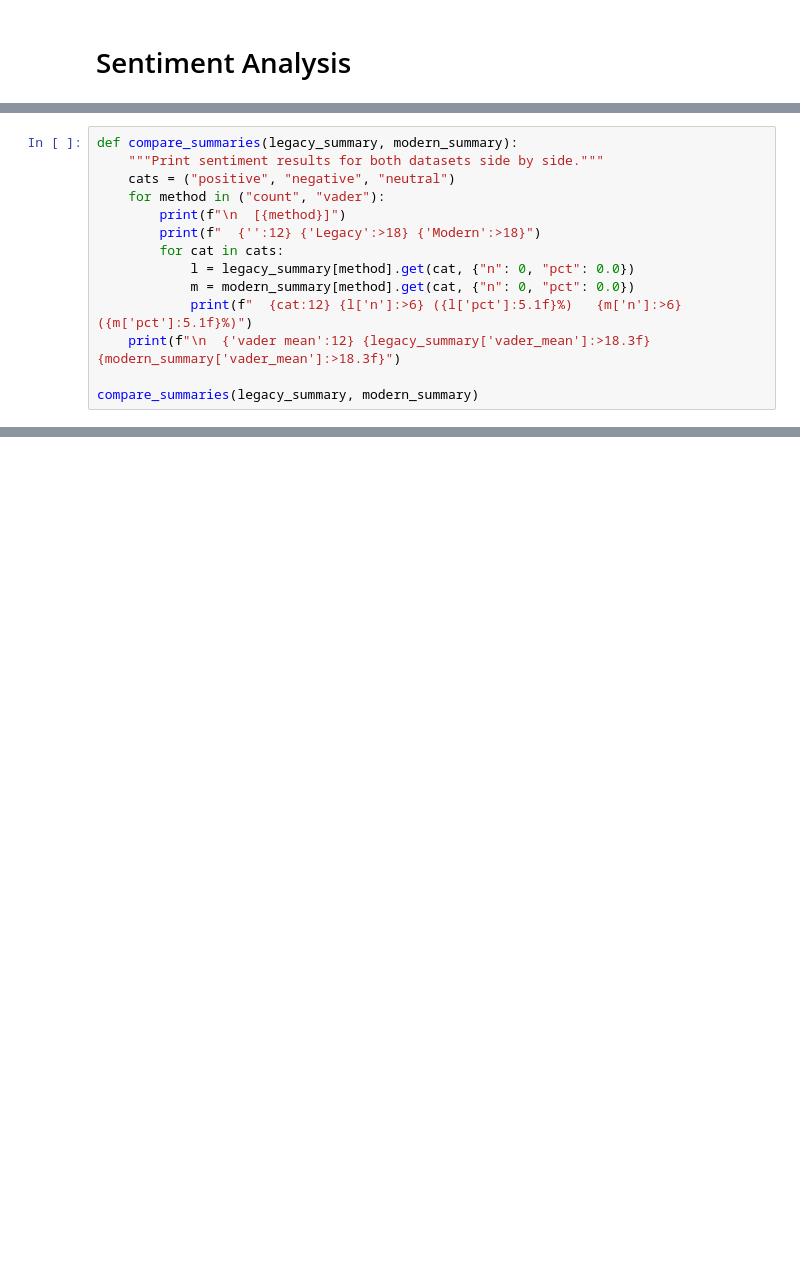
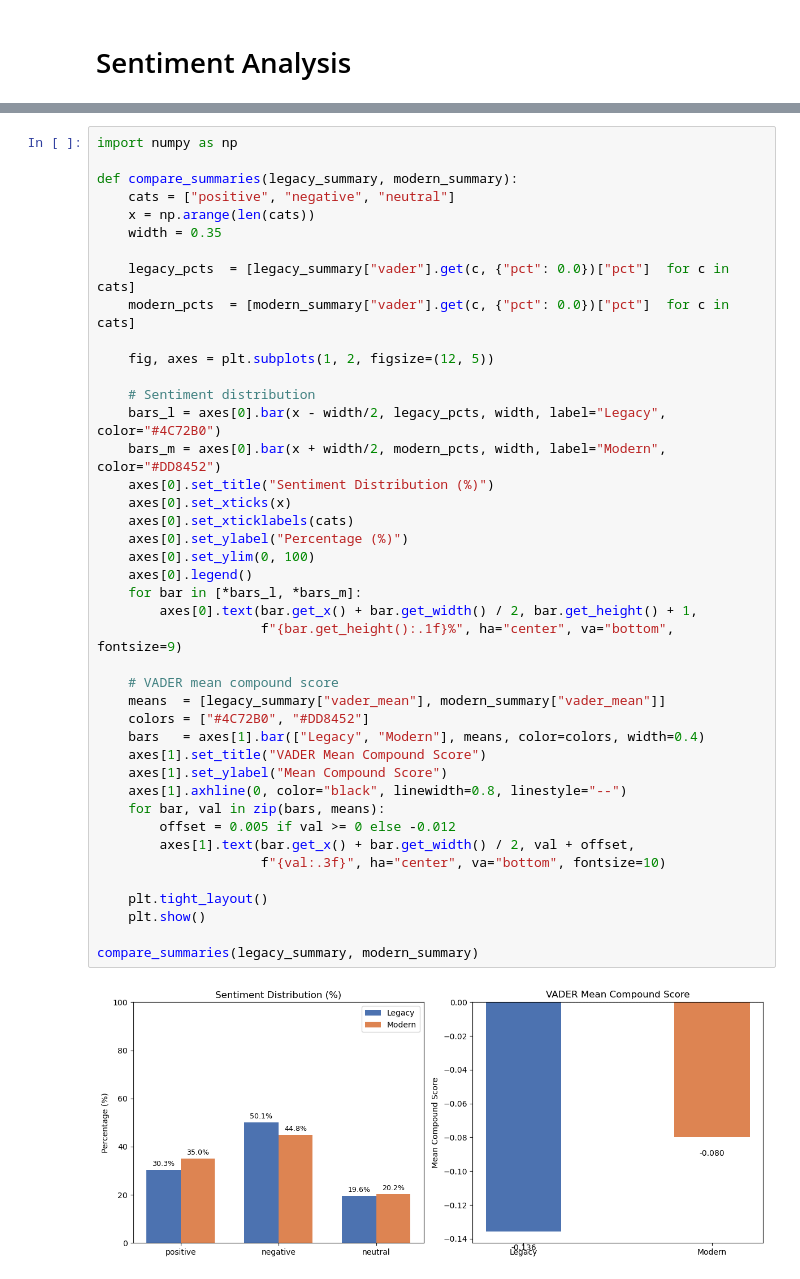
Before and after one commit to thomas-rmit/SMNA-Undergraduate-Group-37-, a Jupyter notebook: main_task.ipynb, the cells around one changed output, grey strips where cells are left out. Saved outputs shown, nothing was run; the diff lists cells and outputs as text; blank space fills up the shorter version.

Commit message:
Added Figures for NLP Analysis and Assignment Spec

```diff
--- a/main_task.ipynb
+++ b/main_task.ipynb
@@ -270,14 +238,0 @@ modern_summary  = run_sentiment(modern_comments,  pos_words, neg_words)
-# %%
-def compare_summaries(legacy_summary, modern_summary):
-    """Print sentiment results for both datasets side by side."""
-    cats = ("positive", "negative", "neutral")
-    for method in ("count", "vader"):
-        print(f"\n  [{method}]")
-        print(f"  {'':12} {'Legacy':>18} {'Modern':>18}")
-        for cat in cats:
-            l = legacy_summary[method].get(cat, {"n": 0, "pct": 0.0})
-            m = modern_summary[method].get(cat, {"n": 0, "pct": 0.0})
-            print(f"  {cat:12} {l['n']:>6} ({l['pct']:5.1f}%)   {m['n']:>6} ({m['pct']:5.1f}%)")
-    print(f"\n  {'vader mean':12} {legacy_summary['vader_mean']:>18.3f} {modern_summary['vader_mean']:>18.3f}")
-
-compare_summaries(legacy_summary, modern_summary)
@@ -297,0 +241,44 @@ compare_summaries(legacy_summary, modern_summary)
+# %%
+import numpy as np
+
+def compare_summaries(legacy_summary, modern_summary):
+    cats = ["positive", "negative", "neutral"]
+    x = np.arange(len(cats))
+    width = 0.35
+
+    legacy_pcts  = [legacy_summary["vader"].get(c, {"pct": 0.0})["pct"]  for c in cats]
+    modern_pcts  = [modern_summary["vader"].get(c, {"pct": 0.0})["pct"]  for c in cats]
+
+    fig, axes = plt.subplots(1, 2, figsize=(12, 5))
+
+    # Sentiment distribution
+    bars_l = axes[0].bar(x - width/2, legacy_pcts, width, label="Legacy", color="#4C72B0")
+    bars_m = axes[0].bar(x + width/2, modern_pcts, width, label="Modern", color="#DD8452")
+    axes[0].set_title("Sentiment Distribution (%)")
+    axes[0].set_xticks(x)
+    axes[0].set_xticklabels(cats)
+    axes[0].set_ylabel("Percentage (%)")
+    axes[0].set_ylim(0, 100)
+    axes[0].legend()
+    for bar in [*bars_l, *bars_m]:
+        axes[0].text(bar.get_x() + bar.get_width() / 2, bar.get_height() + 1,
+                     f"{bar.get_height():.1f}%", ha="center", va="bottom", fontsize=9)
+
+    # VADER mean compound score
+    means  = [legacy_summary["vader_mean"], modern_summary["vader_mean"]]
+    colors = ["#4C72B0", "#DD8452"]
+    bars   = axes[1].bar(["Legacy", "Modern"], means, color=colors, width=0.4)
+    axes[1].set_title("VADER Mean Compound Score")
+    axes[1].set_ylabel("Mean Compound Score")
+    axes[1].axhline(0, color="black", linewidth=0.8, linestyle="--")
+    for bar, val in zip(bars, means):
+        offset = 0.005 if val >= 0 else -0.012
+        axes[1].text(bar.get_x() + bar.get_width() / 2, val + offset,
+                     f"{val:.3f}", ha="center", va="bottom", fontsize=10)
+
+    plt.tight_layout()
+    plt.show()
+
+compare_summaries(legacy_summary, modern_summary)
+# %% [output]
+[figure, added]
```
Also changed, not shown: parts of 13 cells of this notebook, 1 other file.
